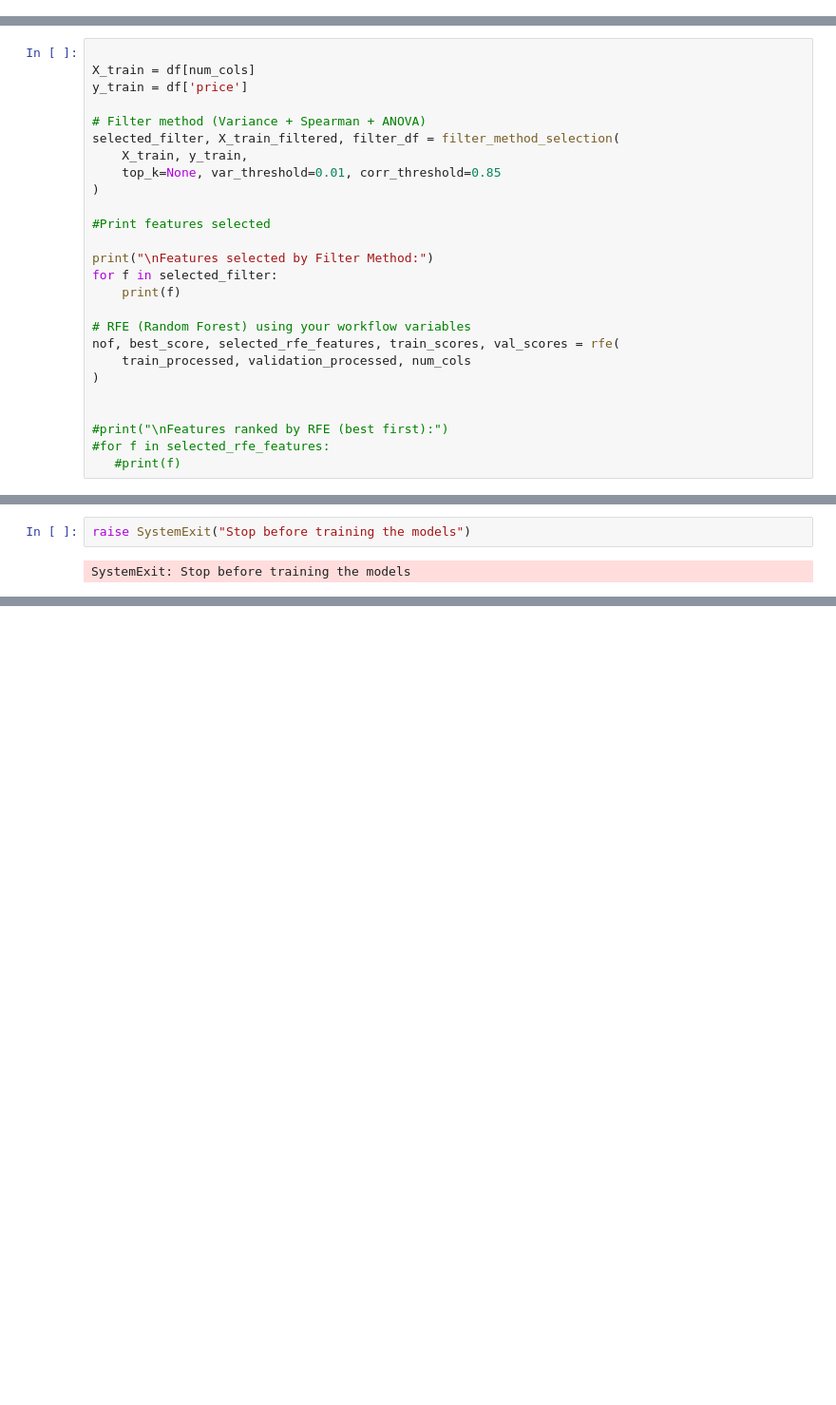
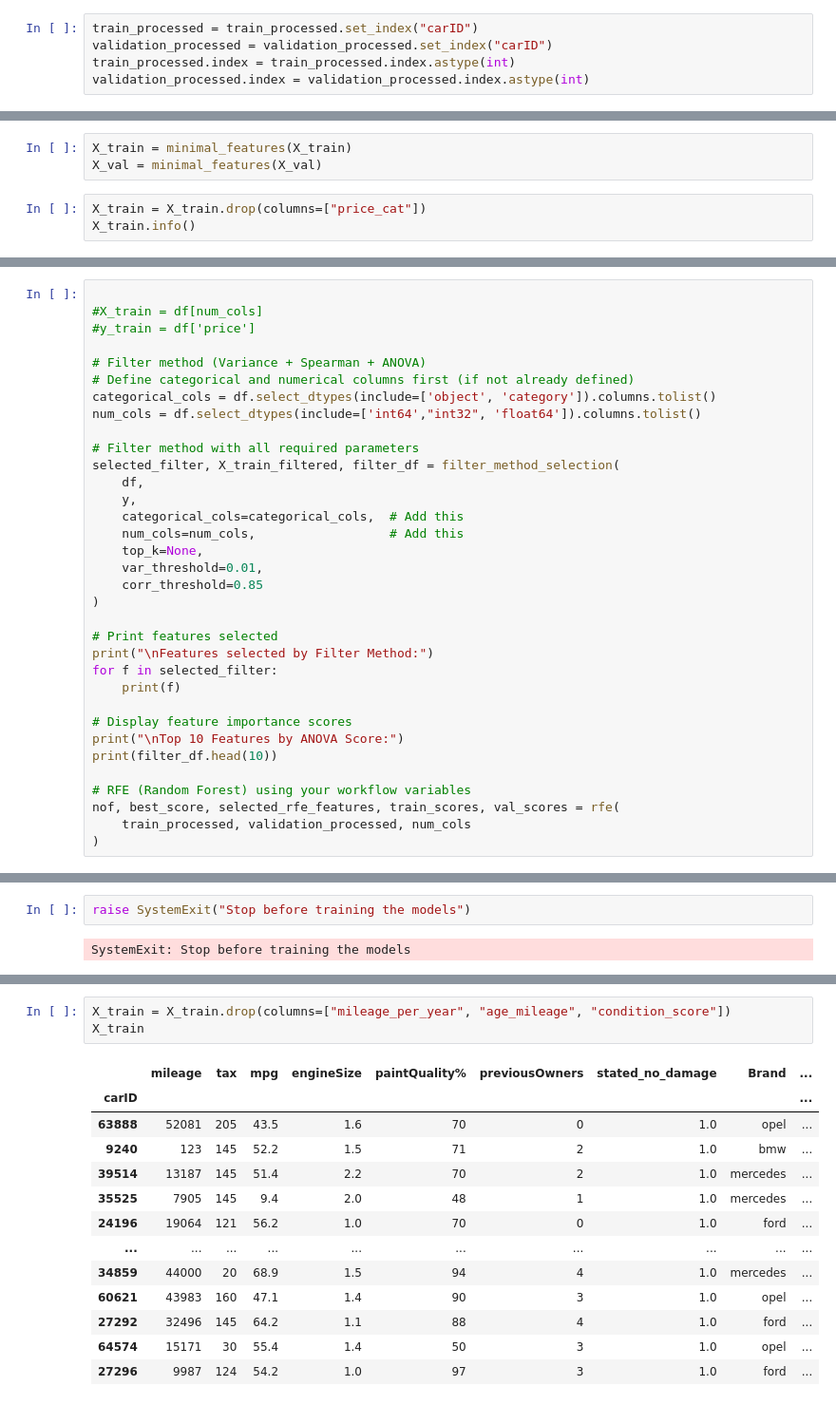
Before and after one commit to LiberoBiagi/ML_Nova_IMS_25-26, a Jupyter notebook: full_training_pipeline.ipynb, the cells around one changed output, grey strips where cells are left out. Shown at 95% size. Saved outputs shown, nothing was run; the diff lists cells and outputs as text; blank space fills up the shorter version.

Commit message:
test of models baseline and filter

```diff
--- a/full_training_pipeline.ipynb
+++ b/full_training_pipeline.ipynb
@@ -401,0 +534,5 @@ validation_processed = decode(imputer_test, encoders)
+# %%
+train_processed = train_processed.set_index("carID")
+validation_processed = validation_processed.set_index("carID")
+train_processed.index = train_processed.index.astype(int)
+validation_processed.index = validation_processed.index.astype(int)
@@ -401,0 +554,6 @@ validation_processed = decode(imputer_test, encoders)
+# %%
+X_train = minimal_features(X_train)
+X_val = minimal_features(X_val)
+# %%
+X_train = X_train.drop(columns=["price_cat"])
+X_train.info()
@@ -555,29 +1073,37 @@ def rfe(train_processed, validation_processed, num_cols, step=1, n_estimators=10
 # %%
 
-X_train = df[num_cols]
-y_train = df['price']
+#X_train = df[num_cols]
+#y_train = df['price']
 
 # Filter method (Variance + Spearman + ANOVA)
+# Define categorical and numerical columns first (if not already defined)
+categorical_cols = df.select_dtypes(include=['object', 'category']).columns.tolist()
+num_cols = df.select_dtypes(include=['int64',"int32", 'float64']).columns.tolist()
+
+# Filter method with all required parameters
 selected_filter, X_train_filtered, filter_df = filter_method_selection(
-    X_train, y_train,
-    top_k=None, var_threshold=0.01, corr_threshold=0.85
+    df,
+    y,
+    categorical_cols=categorical_cols,  # Add this
+    num_cols=num_cols,                  # Add this
+    top_k=None,
+    var_threshold=0.01,
+    corr_threshold=0.85
 )
 
-#Print features selected
-
+# Print features selected
 print("\nFeatures selected by Filter Method:")
 for f in selected_filter:
     print(f)
+
+# Display feature importance scores
+print("\nTop 10 Features by ANOVA Score:")
+print(filter_df.head(10))
 
 # RFE (Random Forest) using your workflow variables
 nof, best_score, selected_rfe_features, train_scores, val_scores = rfe(
     train_processed, validation_processed, num_cols
 )
-
-
-#print("\nFeatures ranked by RFE (best first):")
-#for f in selected_rfe_features:
-   #print(f)
 # %% [output]
 FILTER METHOD (Variance + Spearman Correlation + ANOVA)
 Removed 0 low-variance numeric features.
@@ -1018,0 +1131,17 @@ trainer.evaluate_by_brand(X_val, y_val)
+# %%
+X_train = X_train.drop(columns=["mileage_per_year", "age_mileage", "condition_score"])
+X_train
+# %% [output]
+|  | mileage | tax | mpg | engineSize | paintQuality% | previousOwners | stated_no_damage | Brand | ... |
+| carID |  |  |  |  |  |  |  |  | ... |
+| 63888 | 52081 | 205 | 43.5 | 1.6 | 70 | 0 | 1.0 | opel | ... |
+| 9240 | 123 | 145 | 52.2 | 1.5 | 71 | 2 | 1.0 | bmw | ... |
+| 39514 | 13187 | 145 | 51.4 | 2.2 | 70 | 2 | 1.0 | mercedes | ... |
+| 35525 | 7905 | 145 | 9.4 | 2.0 | 48 | 1 | 1.0 | mercedes | ... |
+| 24196 | 19064 | 121 | 56.2 | 1.0 | 70 | 0 | 1.0 | ford | ... |
+| ... | ... | ... | ... | ... | ... | ... | ... | ... | ... |
+| 34859 | 44000 | 20 | 68.9 | 1.5 | 94 | 4 | 1.0 | mercedes | ... |
+| 60621 | 43983 | 160 | 47.1 | 1.4 | 90 | 3 | 1.0 | opel | ... |
+| 27292 | 32496 | 145 | 64.2 | 1.1 | 88 | 4 | 1.0 | ford | ... |
+| 64574 | 15171 | 30 | 55.4 | 1.4 | 50 | 3 | 1.0 | opel | ... |
+| 27296 | 9987 | 124 | 54.2 | 1.0 | 97 | 3 | 1.0 | ford | ... |
```
Also changed, not shown: parts of 66 cells of this notebook, 2 other files.
